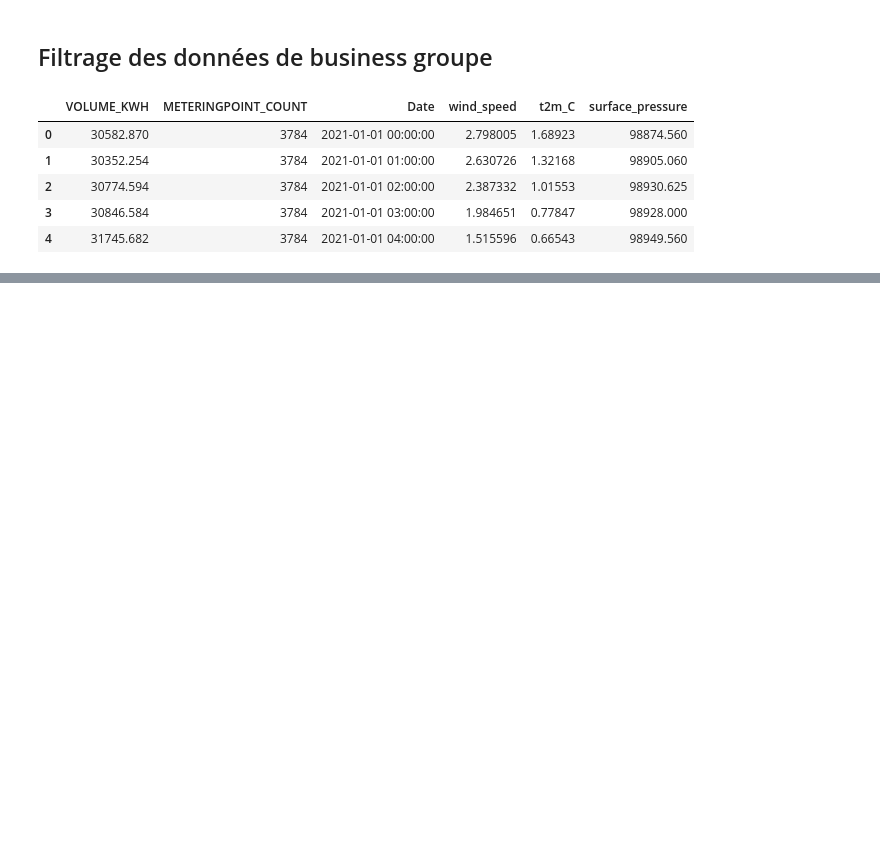
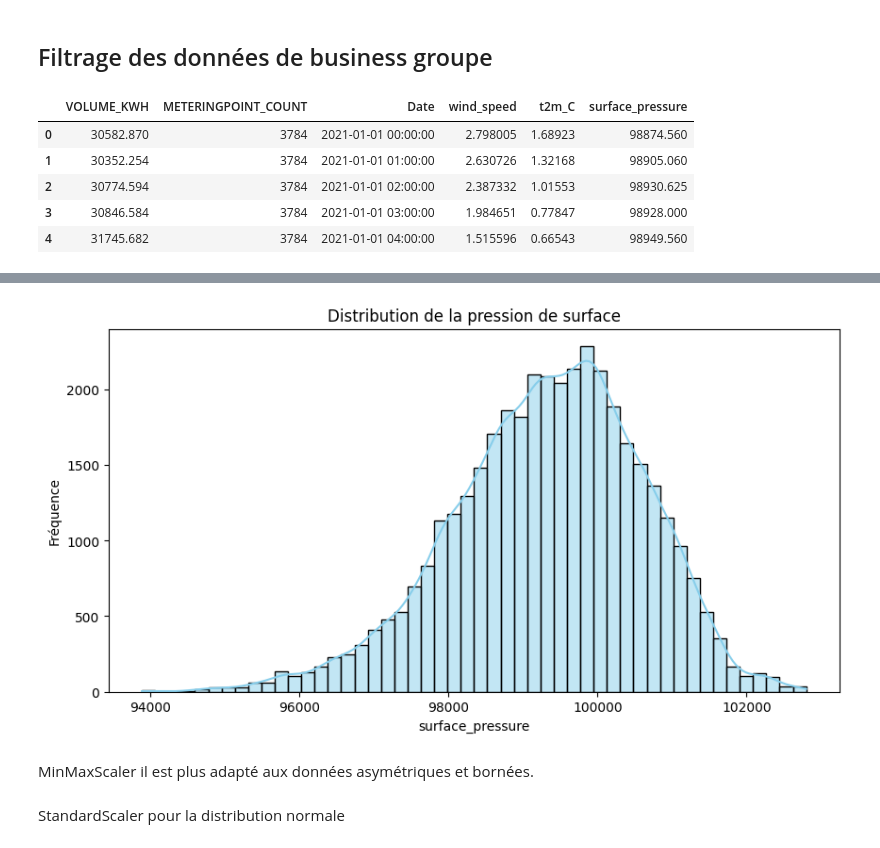
Before and after one commit to mghyly20/Eneenergy-forecasting, a Jupyter notebook: LSTM_model.ipynb, the cells around one changed output, grey strips where cells are left out. Cells and saved outputs as stored; diff of their text form; code cells hidden in the pictures; blank space fills up the shorter version.

```diff
--- a/LSTM_model.ipynb
+++ b/LSTM_model.ipynb
@@ -46,0 +117,12 @@ df_business_consumption.head()
+# %%
+# Histogramme
+plt.figure(figsize=(10, 5))
+sns.histplot(df_business_consumption["surface_pressure"], bins=50, kde=True, color="skyblue")
+plt.title("Distribution de la pression de surface")
+plt.xlabel("surface_pressure")
+plt.ylabel("Fréquence")
+plt.show()
+# %% [output]
+[figure, added]
+# %% [markdown]
+MinMaxScaler  il est plus adapté aux données asymétriques et bornées.
@@ -46,0 +146,2 @@ df_business_consumption.head()
+# %% [markdown]
+StandardScaler pour la distribution normale
```
Also changed, not shown: parts of 14 cells of this notebook.
